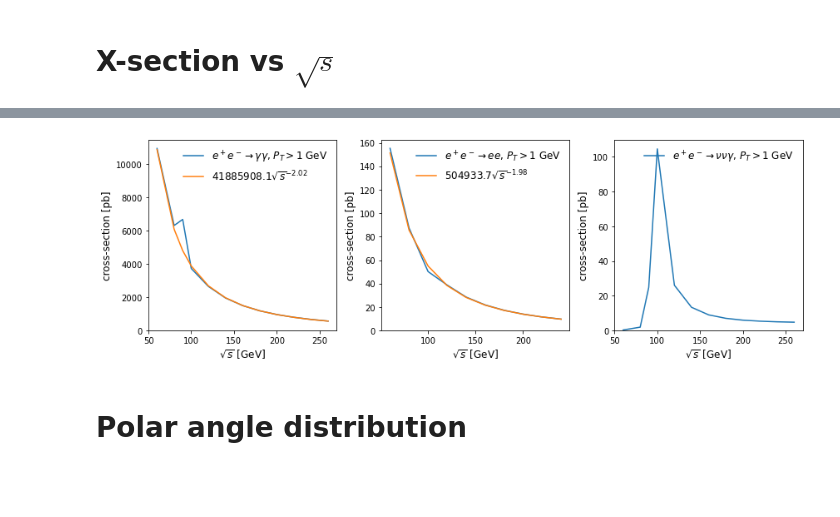
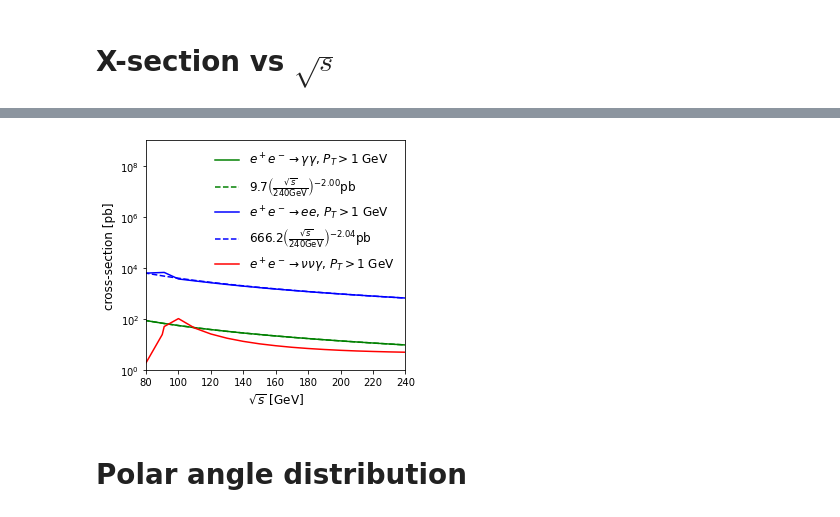
Before and after one commit to lhprojects/ee2gammagamma, a Jupyter notebook: ee2gammagamma.ipynb, the cells around one changed output, grey strips where cells are left out. Drawn from its saved outputs; the diff is of its cells as text; code cells hidden in the pictures; blank space fills up the shorter version.

```diff
--- a/ee2gammagamma.ipynb
+++ b/ee2gammagamma.ipynb
@@ -310,40 +637,37 @@ import numpy as np
 from scipy.stats import linregress
 
 
-def plot(sqrts, xsection, label, ax, fit=True):
+def plot(sqrts, xsection, label, color, ax, fit=True):
 
     #slope, intercept, _, _, _ = linregress(np.log(beame*2)[5:], np.log(xsection)[5:])
 
     if fit:
         sqrts_fit = sqrts[sqrts != 90]
         xsection_fit = xsection[sqrts != 90]
-        slope, intercept, _, _, _ = linregress(np.log(sqrts_fit)[:], np.log(xsection_fit)[:])
+        slope, intercept, _, _, _ = linregress(np.log(sqrts_fit/240)[:], np.log(xsection_fit)[:])
 
 
-    ax.plot(sqrts, xsection, label=label)
+    ax.plot(sqrts, xsection, color=color, label=label)
     if fit:
-        ax.plot(sqrts, np.exp(intercept)*np.power(sqrts, slope), label=r"$%.1f{\sqrt{s}}^{%.2f}$"%(np.exp(intercept), slope))
+        ax.plot(sqrts, np.exp(intercept)*np.power(sqrts/240, slope),
+                linestyle='dashed',
+                color=color,
+                label=r"$%.1f{\left(\frac{\sqrt{s}}{240 {\rm GeV}}\right)}^{%.2f}{\rm pb}$"%(np.exp(intercept), slope))
 
     ax.set_xlabel(r"$\sqrt{s}$ [GeV]", fontsize="large")
     ax.set_ylabel(r"cross-section [pb]", fontsize="large")
-    ax.set_ylim((0,None))
+    ax.set_ylim((1, 1E9))
+    ax.set_xlim((80, 240))
+    ax.set_yscale("log")
     ax.legend(frameon=False, fontsize="large", loc="upper right")
-
-
-
-
-
-ee2ee_folder="ee2ee"
-ee2aa_folder="ee2aa"
-ee2nna_folder="ee2nna"
 
 fig = plt.figure(figsize=(12,4))
 ax = fig.add_subplot(1,3,1)
-plot(ee2ee_sqrts, ee2ee_xsection, label=r"$e^+e^- \rightarrow \gamma\gamma$, $P_T > 1$ GeV", ax=ax)
-ax = fig.add_subplot(1,3,2)
-plot(ee2aa_sqrts, ee2aa_xsection, label=r"$e^+e^- \rightarrow ee$, $P_T > 1$ GeV", ax=ax)
-ax = fig.add_subplot(1,3,3)
-plot(ee2nna_sqrts, ee2nna_xsection, label=r"$e^+e^- \rightarrow \nu\nu\gamma$, $P_T > 1$ GeV", ax=ax, fit=False)
+plot(ee2ee_sqrts, ee2aa_xsection, label=r"$e^+e^- \rightarrow \gamma\gamma$, $P_T > 1$ GeV", color="green", ax=ax)
+#ax = fig.add_subplot(1,3,2)
+plot(ee2aa_sqrts, ee2ee_xsection, label=r"$e^+e^- \rightarrow ee$, $P_T > 1$ GeV", color="blue", ax=ax)
+#ax = fig.add_subplot(1,3,3)
+plot(ee2nna_sqrts, ee2nna_xsection, label=r"$e^+e^- \rightarrow \nu\nu\gamma$, $P_T > 1$ GeV", color="red", ax=ax, fit=False)
 plt.tight_layout()
 plt.savefig("XsectionVsE.pdf")
 plt.show()
@@ -366,4 +675,4 @@ The animation.avconv_args rcparam was deprecated in Matplotlib 3.3 and will be r
-[figure, old version]
+[figure, new version]
 # %% [markdown]
 # Polar angle distribution
 # %%
```
Also changed, not shown: parts of 14 cells of this notebook, 8 other files.
